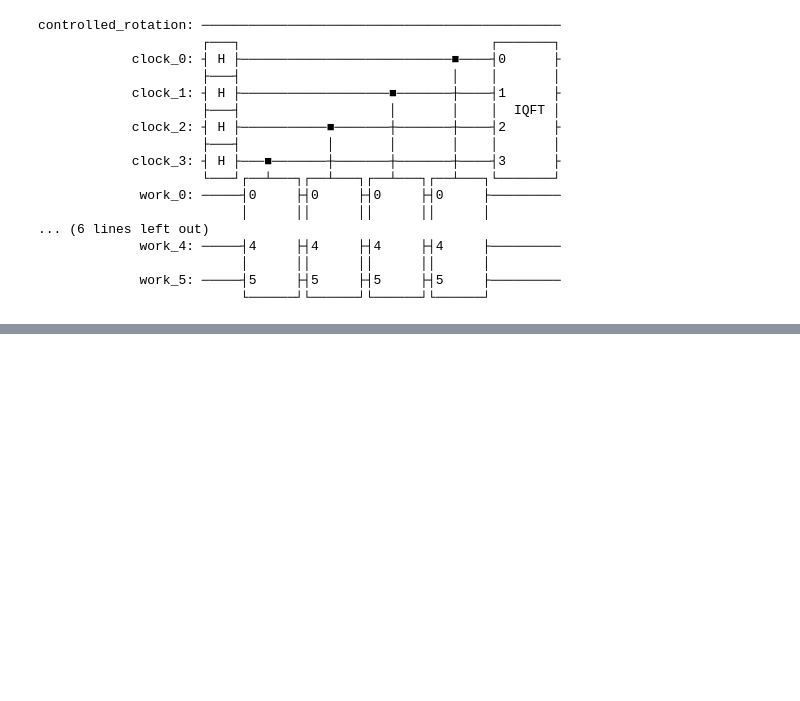
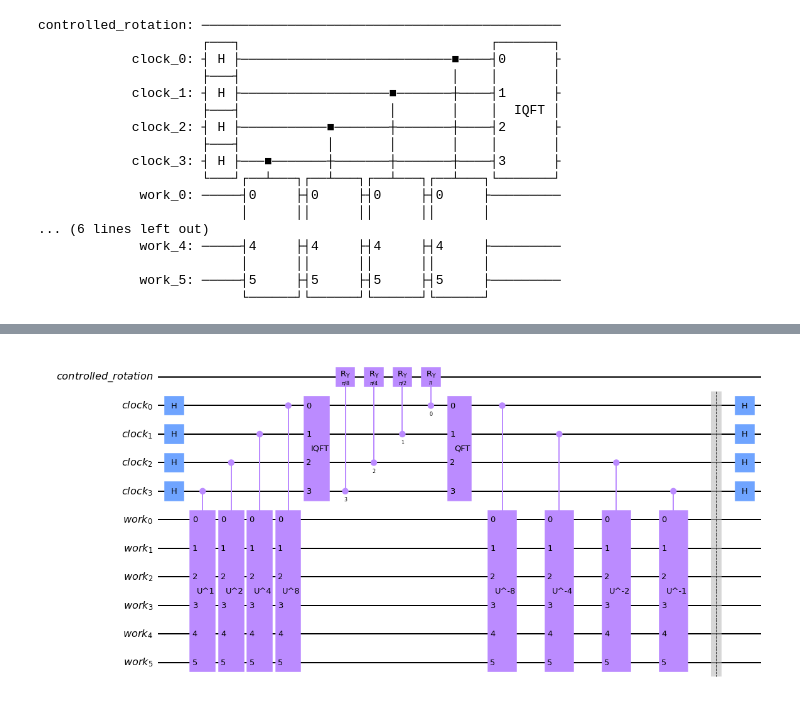
Before and after one commit to osamarais/Tridiagonal_Solver, a Jupyter notebook: tridiagonal_solver_clean_code.ipynb, the cells around one changed output, grey strips where cells are left out. Cells and saved outputs as stored; diff of their text form; code cells hidden in the pictures; blank space fills up the shorter version.

```diff
--- a/tridiagonal_solver_clean_code.ipynb
+++ b/tridiagonal_solver_clean_code.ipynb
@@ -249,0 +254,4 @@ controlled_rotation:
+# %%
+CROT = CROT_circuit.to_gate(label='CROT')
+HHL_circuit = HHL_circuit + CROT_circuit
+HHL_circuit.draw()
@@ -249,0 +278,15 @@ controlled_rotation:
+# %%
+iQPE_circuit = QuantumCircuit(clock_register,work_register,name='iQPE')
+# %%
+iQPE_circuit = iQPE_circuit.compose(QFT(num_qubits=n_l, approximation_degree=0, do_swaps=True, inverse=False, insert_barriers=False, name='QFT'),clock_register)
+
+
+
+
+for _i in reversed(range(n_l)):
+    # Get the appropriate gate for the power
+    U_i = U_pow(a,b,-t,work_register,n_w,m,_i)
+    c_U_i = U_i.control(1)
+    iQPE_circuit.append(c_U_i,[clock_register[n_l-1-_i]] + [_x for _x in work_register])
+iQPE_circuit.barrier()
+iQPE_circuit.h(clock_register)
@@ -249,0 +315,3 @@ controlled_rotation:
+# %%
+HHL_circuit = HHL_circuit+iQPE_circuit
+HHL_circuit.draw()
@@ -249,0 +336,4 @@ controlled_rotation:
+# %%
+HHL_circuit.draw(output='mpl')
+# %% [output]
+[figure, added]
```
Also changed, not shown: parts of 11 cells of this notebook.
